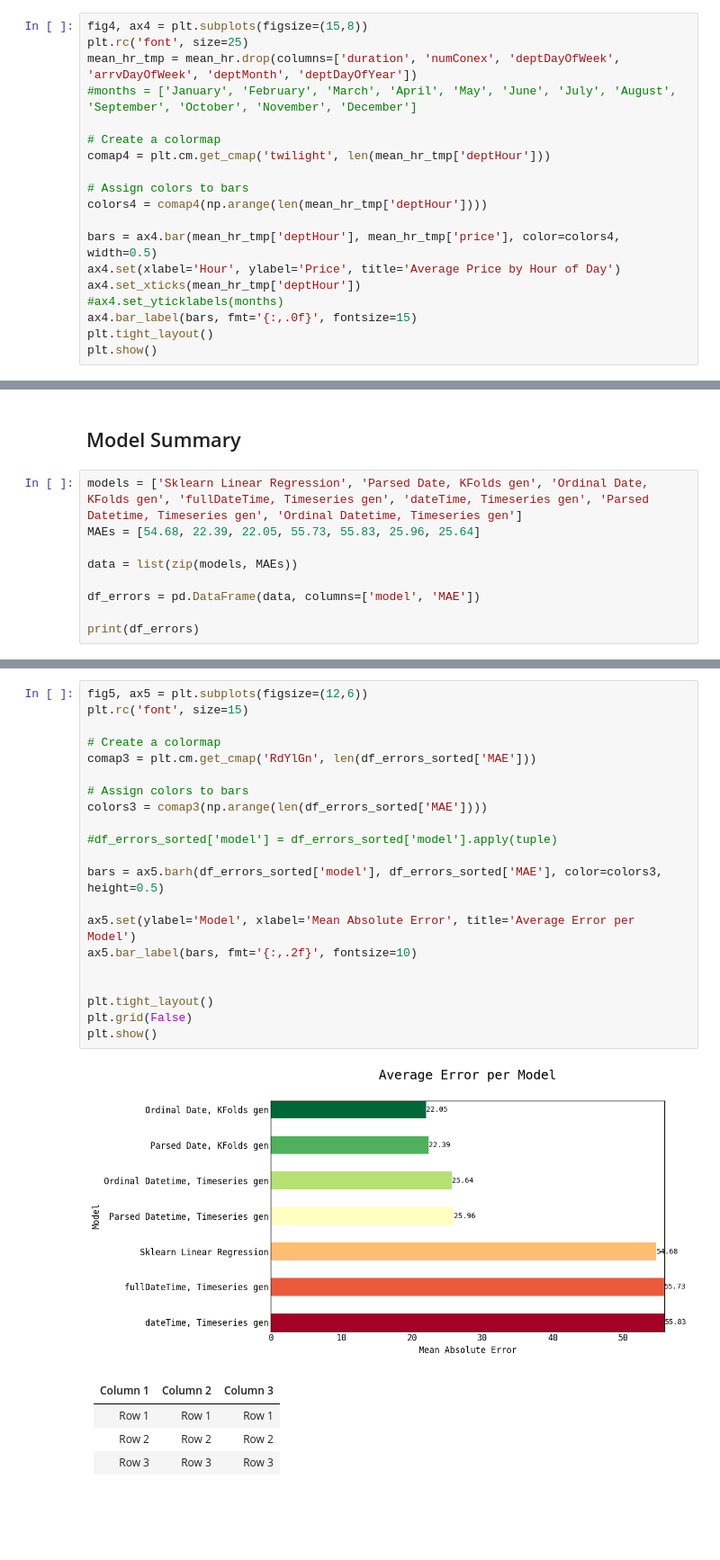
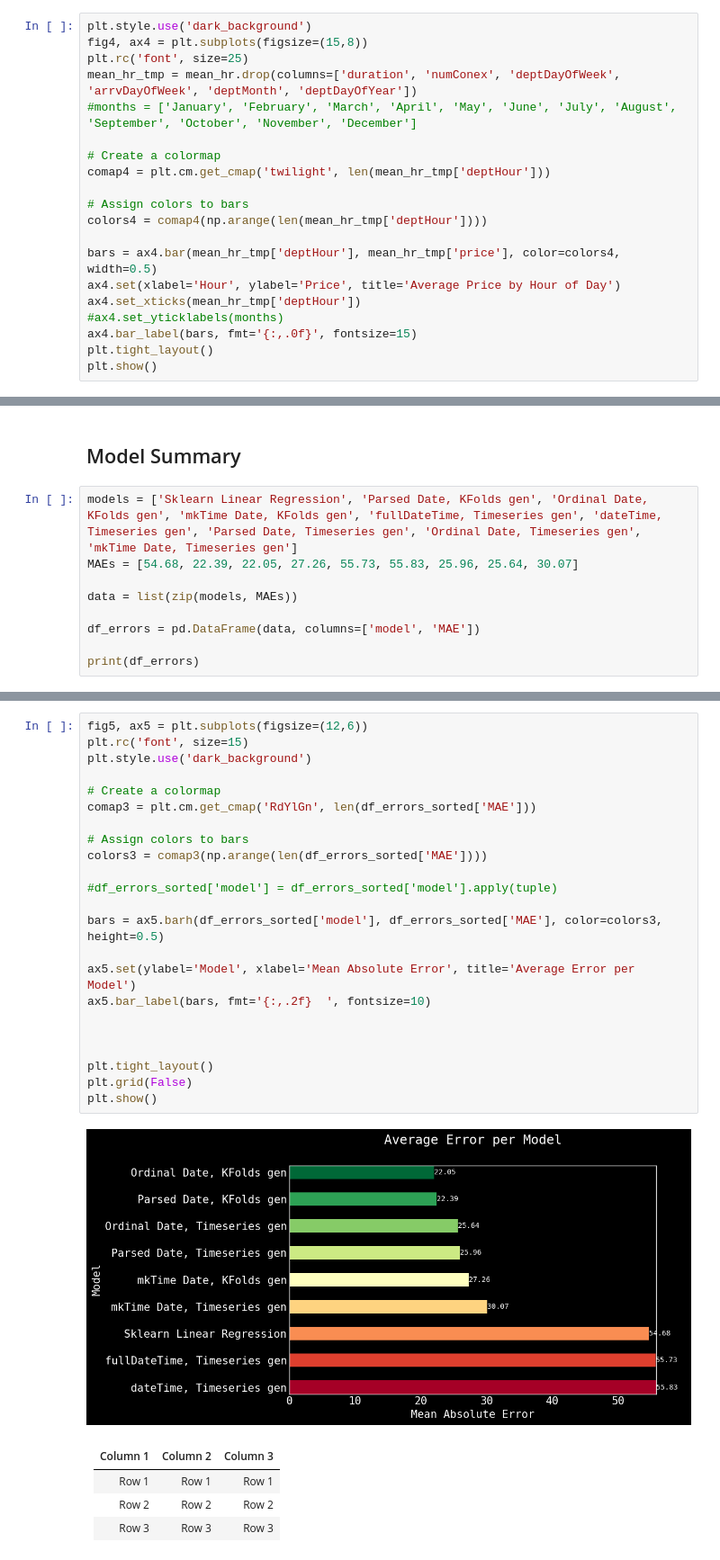
Before and after one commit to jeremyabeard5/MSDS696, a Jupyter notebook: FlightPrice.ipynb, the cells around one changed output, grey strips where cells are left out. Shown at 90% size. Cells and saved outputs as stored; diff of their text form; blank space fills up the shorter version.

Commit message:
added another couple model comparisons

```diff
--- a/FlightPrice.ipynb
+++ b/FlightPrice.ipynb
@@ -971,6 +980,7 @@ mean_hr.head(24)
 | 19 | 22 | 133.705786 | 532.937107 | 2.018868 | 3.207547 | 2.798742 | 8.150943 | 234.251572 | ... |
 | 20 | 23 | 186.809756 | 284.046904 | 1.457786 | 2.941839 | 2.825516 | 5.983114 | 167.810507 | ... |
 # %%
+plt.style.use('dark_background')
 fig4, ax4 = plt.subplots(figsize=(15,8))
 plt.rc('font', size=25)
 mean_hr_tmp = mean_hr.drop(columns=['duration', 'numConex', 'deptDayOfWeek', 'arrvDayOfWeek', 'deptMonth', 'deptDayOfYear'])
@@ -2328,8 +2490,8 @@ best = compare_models()
 # %% [markdown]
 ## Model Summary
 # %%
-models = ['Sklearn Linear Regression', 'Parsed Date, KFolds gen', 'Ordinal Date, KFolds gen', 'fullDateTime, Timeseries gen', 'dateTime, Timeseries gen', 'Parsed Datetime, Timeseries gen', 'Ordinal Datetime, Timeseries gen']
-MAEs = [54.68, 22.39, 22.05, 55.73, 55.83, 25.96, 25.64]
+models = ['Sklearn Linear Regression', 'Parsed Date, KFolds gen', 'Ordinal Date, KFolds gen', 'mkTime Date, KFolds gen', 'fullDateTime, Timeseries gen', 'dateTime, Timeseries gen', 'Parsed Date, Timeseries gen', 'Ordinal Date, Timeseries gen', 'mkTime Date, Timeseries gen']
+MAEs = [54.68, 22.39, 22.05, 27.26, 55.73, 55.83, 25.96, 25.64, 30.07]
 
 data = list(zip(models, MAEs))
 
@@ -2360,26 +2526,28 @@ print(df_errors_sorted)
 # %%
 fig5, ax5 = plt.subplots(figsize=(12,6))
 plt.rc('font', size=15)
+plt.style.use('dark_background')
 
 # Create a colormap
 comap3 = plt.cm.get_cmap('RdYlGn', len(df_errors_sorted['MAE']))
 
 # Assign colors to bars
 colors3 = comap3(np.arange(len(df_errors_sorted['MAE'])))
 
 #df_errors_sorted['model'] = df_errors_sorted['model'].apply(tuple)
 
 bars = ax5.barh(df_errors_sorted['model'], df_errors_sorted['MAE'], color=colors3, height=0.5)
 
 ax5.set(ylabel='Model', xlabel='Mean Absolute Error', title='Average Error per Model')
-ax5.bar_label(bars, fmt='{:,.2f}', fontsize=10)
+ax5.bar_label(bars, fmt='{:,.2f}  ', fontsize=10)
+
 
 
 plt.tight_layout()
 plt.grid(False)
 plt.show()
 # %% [output]
-[figure, old version]
+[figure, new version]
 # %% [markdown]
 | Column 1 | Column 2 | Column 3 |
 |:--------:|:--------:|:--------:|
```
Also changed, not shown: parts of 65 cells of this notebook, 1 other file.
